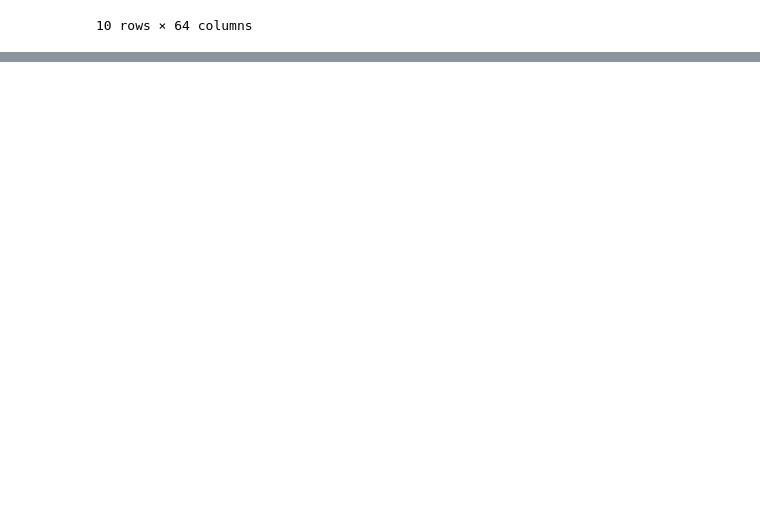
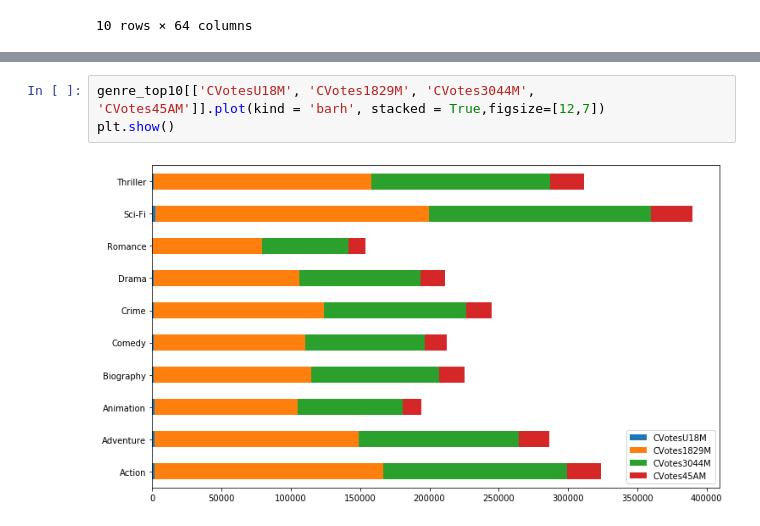
Before and after one commit to shikharverma96/IMDB_Movie_Data_Visualisation_Assignment, a Jupyter notebook: IMDB_Movie_Data_Visualisation.ipynb, the cells around one changed output, grey strips where cells are left out. Cells and saved outputs as stored; diff of their text form; blank space fills up the shorter version.

```diff
--- a/IMDB_Movie_Data_Visualisation.ipynb
+++ b/IMDB_Movie_Data_Visualisation.ipynb
@@ -306,0 +508,5 @@ PopularR
+# %%
+genre_top10[['CVotesU18M', 'CVotes1829M', 'CVotes3044M', 'CVotes45AM']].plot(kind = 'barh', stacked = True,figsize=[12,7])
+plt.show()
+# %% [output]
+[figure, added]
```
Also changed, not shown: parts of 38 cells of this notebook.
